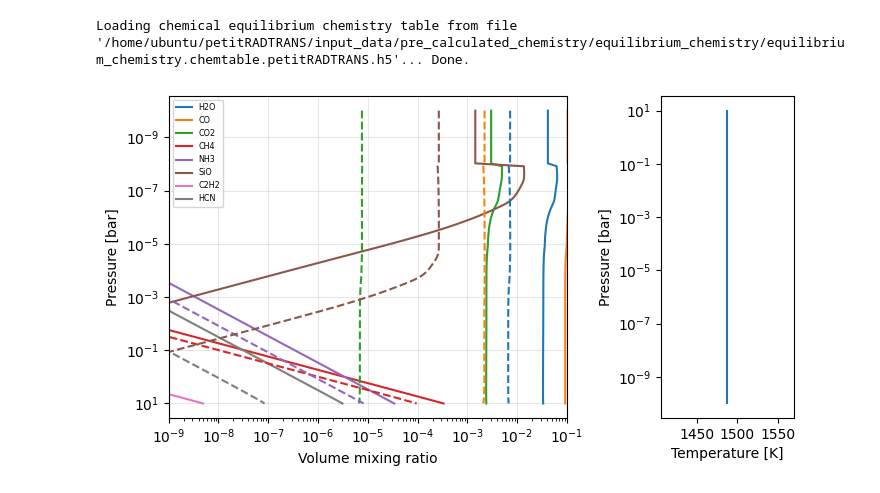
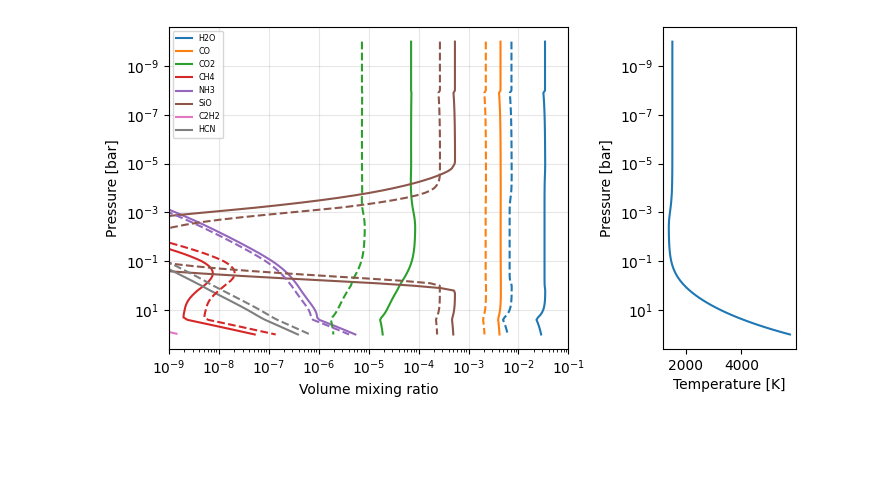
Before and after one commit to cjiang-exo/ReLiC, a Jupyter notebook: plot_ts.ipynb, the cells around one changed output. Saved outputs shown, nothing was run; the diff lists cells and outputs as text; code cells hidden in the pictures; blank space fills up the shorter version.

```diff
--- a/plot_ts.ipynb
+++ b/plot_ts.ipynb
@@ -88,23 +95,33 @@ atm_params = np.array([
 ])
 atm_params = atm_params.T
 # %%
-planet_mass = 0.61443 * nc.m_jup # g
-ref_pres_bar = 10**1.0
-cloud_pres_bar = 10**-3.23
-temperatures = np.full_like(pres_bar, 1488.0) # K
-metals = np.full_like(pres_bar, 2.51)
-c2o_ratios = np.full_like(pres_bar, 0.57)
-
+planet_mass = 0.815957 * nc.m_jup # g
+ref_pres_bar = 10**-1.8655
+cloud_pres_bar = 10**-4.55874
+metals = np.full_like(pres_bar, 0.992908)
+c2o_ratios = np.full_like(pres_bar, 0.116597)
 ref_gravity = nc.G * planet_mass / (planet_radius * nc.r_jup_mean)**2
 
+# temperatures = np.full_like(pres_bar, 1488.0) # K
+temperatures = get_tprofile(
+    pressures=pres_bar,
+    infrared_mean_opacity=10**-0.306462,
+    gamma=10**0.173606,
+    gravities=ref_gravity,
+    intrinsic_temperature=423.486,
+    equilibrium_temperature=1459,
+)
+
 # calculate chemical abundances
-mass_fractions, mmw, nabla_ad = chem.interpolate_mass_fractions(
+mass_fractions = chem.interpolate_mass_fractions(
     co_ratios=c2o_ratios,
     log10_metallicities=metals,
     temperatures=temperatures,
     pressures=pres_bar,
-    full=True
+    full=False
 )
+
+mmw = compute_mean_molar_masses(mass_fractions)
 
 # calculate the transmission spectrum
 _, transit_radii, add_output = atmosphere.calculate_transit_radii(
@@ -119,8 +136,6 @@ _, transit_radii, add_output = atmosphere.calculate_transit_radii(
 )
 ts_bestfit = (transit_radii/(star_radius * nc.r_sun))**2
 contributions = add_output['transmission_contribution']
-# %% [output]
-Loading chemical equilibrium chemistry table from file '/home/ubuntu/petitRADTRANS/input_data/pre_calculated_chemistry/equilibrium_chemistry/equilibrium_chemistry.chemtable.petitRADTRANS.h5'... Done.
 # %%
 fig, ax = pl.subplots(1, 2, figsize=(7.2, 4), gridspec_kw={'width_ratios': [3, 1]})
 
@@ -131,36 +146,35 @@ for i, sp in enumerate(species_names):
 # Literature values
 c2o_ratios = np.full_like(pres_bar, 0.23)
 metals = np.full_like(pres_bar, 0.69)
 mass_fractions, mmw, nabla_ad = chem.interpolate_mass_fractions(
     co_ratios=c2o_ratios,
     log10_metallicities=metals,
     temperatures=temperatures,
     pressures=pres_bar,
     full=True
     )
 for i, sp in enumerate(species_names):
     mixing_ratios = mass_fractions[sp] * mmw / get_species_molar_mass(sp)
     ax[0].plot(mixing_ratios, pres_bar, ls='--', c=f'C{i}')
 
 ax[1].plot(temperatures, pres_bar)
 
 ax[0].set_xscale('log')
 ax[0].set_yscale('log')
 ax[0].set_ylabel('Pressure [bar]')
 ax[0].set_xlabel('Volume mixing ratio')
 ax[0].set_xlim(1e-9, 1e-1)
-# ax[0].set_ylim(1e-8, 1e2)
 ax[0].grid(alpha=0.3)
 ax[0].invert_yaxis()
 ax[0].legend(fontsize='xx-small')
 
 ax[1].set_xlabel('Temperature [K]')
 ax[1].set_yscale('log')
-# ax[1].set_ylim(1e-8, 1e2)
 ax[1].set_ylabel('Pressure [bar]')
+ax[1].invert_yaxis()
 fig.tight_layout()
 # %% [output]
-[figure, old version]
+[figure, new version]
 # %%
 """ Contribution function """
 
```
Also changed, not shown: parts of 6 cells of this notebook, 7 other files.
